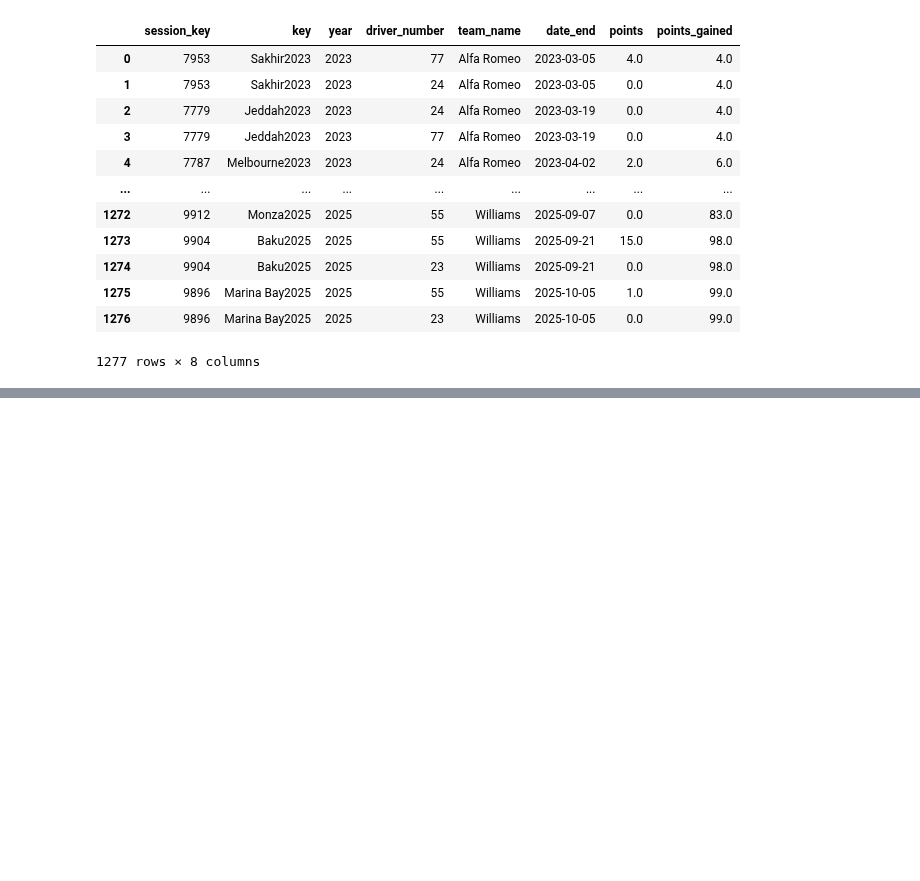
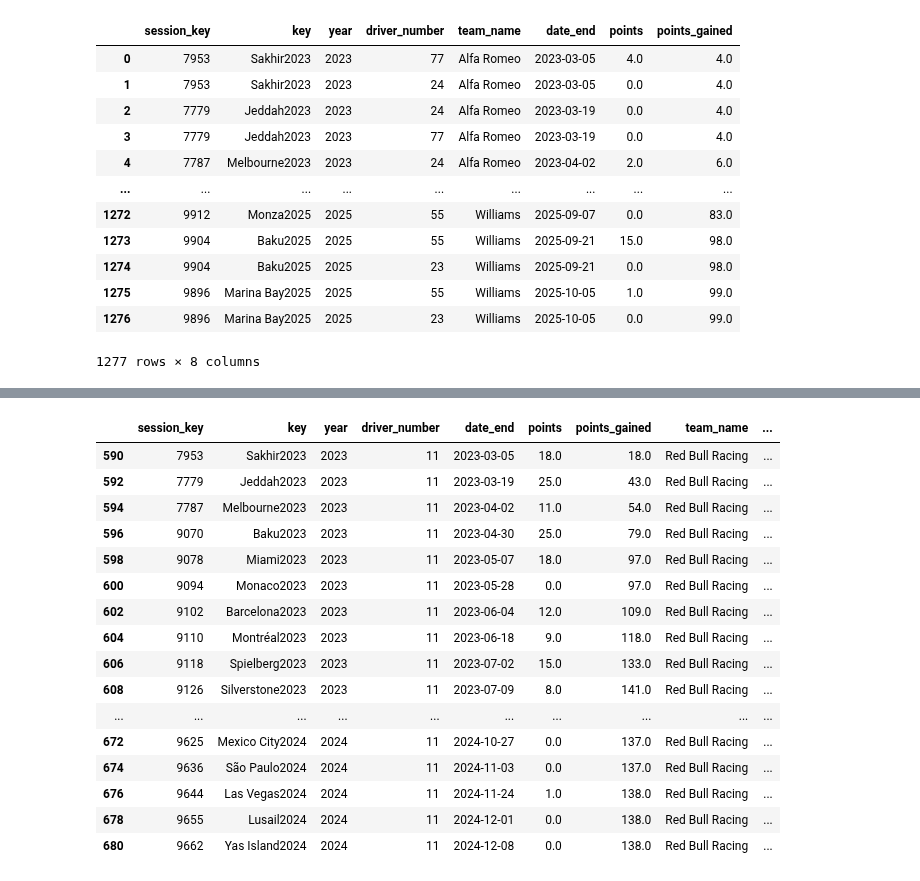
Before and after one commit to Grzegosh/Portfolio, a Jupyter notebook: F1/exploration.ipynb, the cells around one changed output, grey strips where cells are left out. Cells and saved outputs as stored; diff of their text form; code cells hidden in the pictures; blank space fills up the shorter version.

Commit message:
Added function that allows calculating poionts difference between driver in teams

```diff
--- a/F1/exploration.ipynb
+++ b/F1/exploration.ipynb
@@ -196,0 +207,16 @@ For example, when doing 'df[col].method(value, inplace=True)', try using 'df.met
+# %%
+test = DATAAGGREGATOR.get_racer_team_points(racer_team="driver").merge(
+    DIMS.dim_driver_team(),
+    on=["driver_number","session_key"]
+)
+
+time.sleep(10)
+
+
+merged = test.merge(
+    test,
+    on=["key","team_name"],
+    suffixes=["","_other"]
+)
+
+merged = merged[merged["driver_number"]!= merged["driver_number_other"]]
@@ -196,0 +239,20 @@ For example, when doing 'df[col].method(value, inplace=True)', try using 'df.met
+# %%
+merged
+# %% [output]
+|  | session_key | key | year | driver_number | date_end | points | points_gained | team_name | ... |
+| 590 | 7953 | Sakhir2023 | 2023 | 11 | 2023-03-05 | 18.0 | 18.0 | Red Bull Racing | ... |
+| 592 | 7779 | Jeddah2023 | 2023 | 11 | 2023-03-19 | 25.0 | 43.0 | Red Bull Racing | ... |
+| 594 | 7787 | Melbourne2023 | 2023 | 11 | 2023-04-02 | 11.0 | 54.0 | Red Bull Racing | ... |
+| 596 | 9070 | Baku2023 | 2023 | 11 | 2023-04-30 | 25.0 | 79.0 | Red Bull Racing | ... |
+| 598 | 9078 | Miami2023 | 2023 | 11 | 2023-05-07 | 18.0 | 97.0 | Red Bull Racing | ... |
+| 600 | 9094 | Monaco2023 | 2023 | 11 | 2023-05-28 | 0.0 | 97.0 | Red Bull Racing | ... |
+| 602 | 9102 | Barcelona2023 | 2023 | 11 | 2023-06-04 | 12.0 | 109.0 | Red Bull Racing | ... |
+| 604 | 9110 | Montréal2023 | 2023 | 11 | 2023-06-18 | 9.0 | 118.0 | Red Bull Racing | ... |
+| 606 | 9118 | Spielberg2023 | 2023 | 11 | 2023-07-02 | 15.0 | 133.0 | Red Bull Racing | ... |
+| 608 | 9126 | Silverstone2023 | 2023 | 11 | 2023-07-09 | 8.0 | 141.0 | Red Bull Racing | ... |
+| ... | ... | ... | ... | ... | ... | ... | ... | ... | ... |
+| 672 | 9625 | Mexico City2024 | 2024 | 11 | 2024-10-27 | 0.0 | 137.0 | Red Bull Racing | ... |
+| 674 | 9636 | São Paulo2024 | 2024 | 11 | 2024-11-03 | 0.0 | 137.0 | Red Bull Racing | ... |
+| 676 | 9644 | Las Vegas2024 | 2024 | 11 | 2024-11-24 | 1.0 | 138.0 | Red Bull Racing | ... |
+| 678 | 9655 | Lusail2024 | 2024 | 11 | 2024-12-01 | 0.0 | 138.0 | Red Bull Racing | ... |
+| 680 | 9662 | Yas Island2024 | 2024 | 11 | 2024-12-08 | 0.0 | 138.0 | Red Bull Racing | ... |
```
Also changed, not shown: parts of 6 cells of this notebook, 1 other file.
